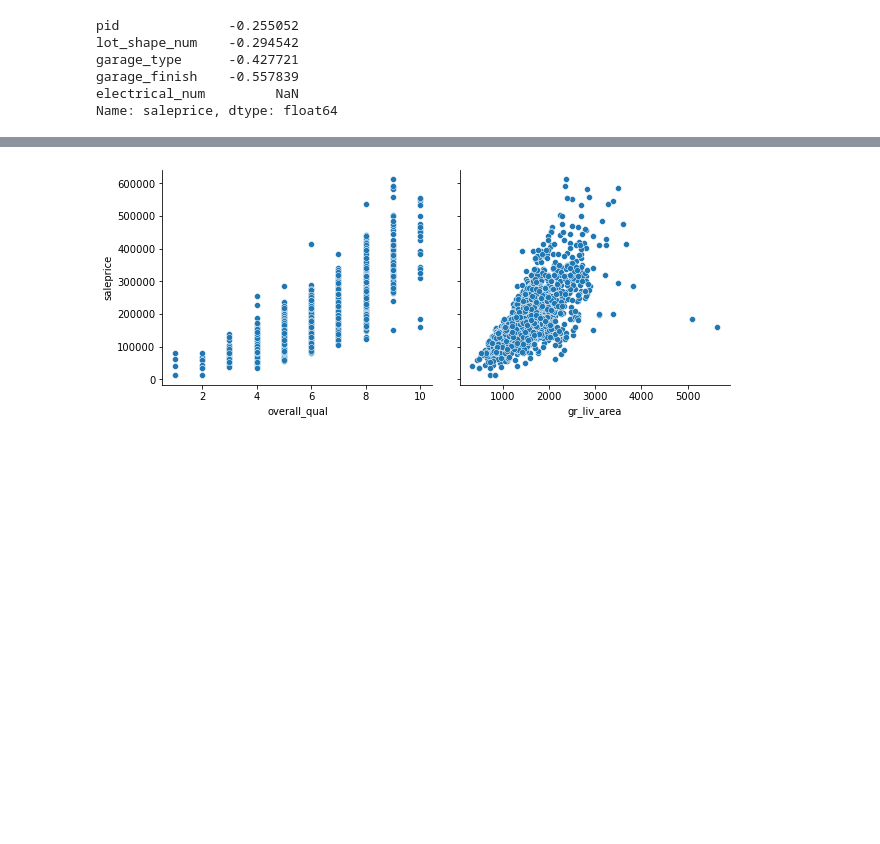
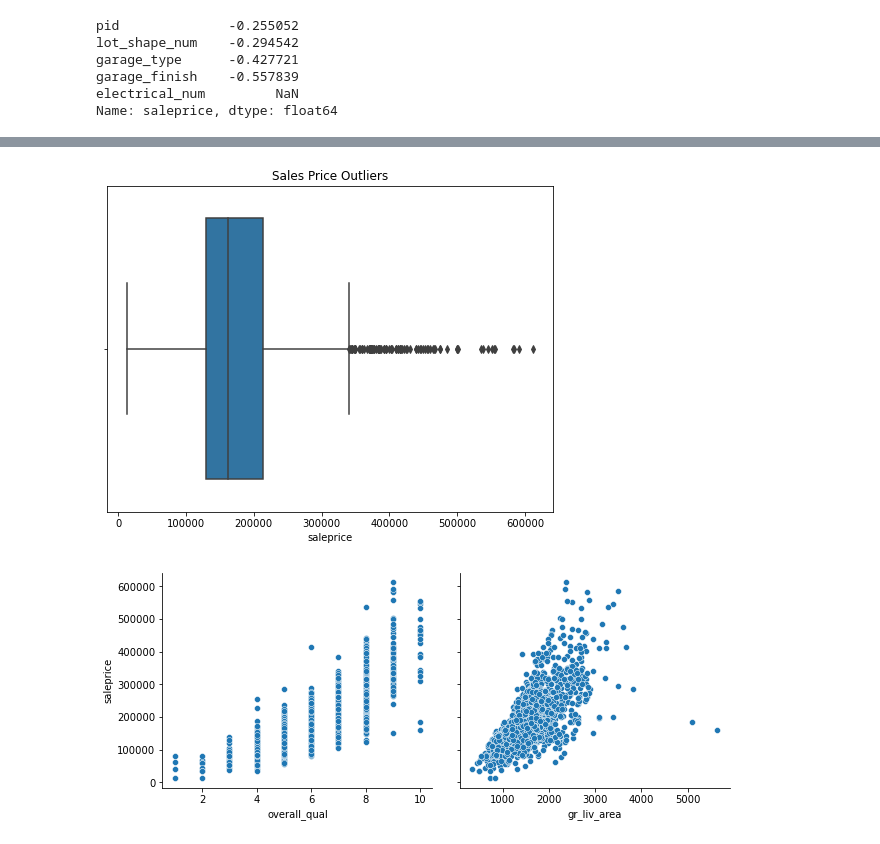
Before and after one commit to dancosta154/Ames_Housing_Regression, a Jupyter notebook: Model Submissions/08_Model_leaderboard.ipynb, the cells around one changed output, grey strips where cells are left out. Saved outputs shown, nothing was run; the diff lists cells and outputs as text; code cells hidden in the pictures; blank space fills up the shorter version.

```diff
--- a/best model/Model_Eight_log.ipynb
+++ b/Model Submissions/08_Model_leaderboard.ipynb
@@ -310 +279,9 @@ plt.savefig("../../graphics/salesprice_distribution.jpg", bbox_inches="tight", d
+# %%
+# Viewing outliers of 'saleprice' column in boxplot graph
+# Chose to leave outliers in the dataset for training purposes.
+
+plt.figure(figsize=(8,6))
+sns.boxplot(x = df['saleprice']).set(title = 'Sales Price Outliers');
+# %% [output]
+[figure, new version]
 # %%
```
Also changed, not shown: parts of 41 cells of this notebook, 7 other files.
